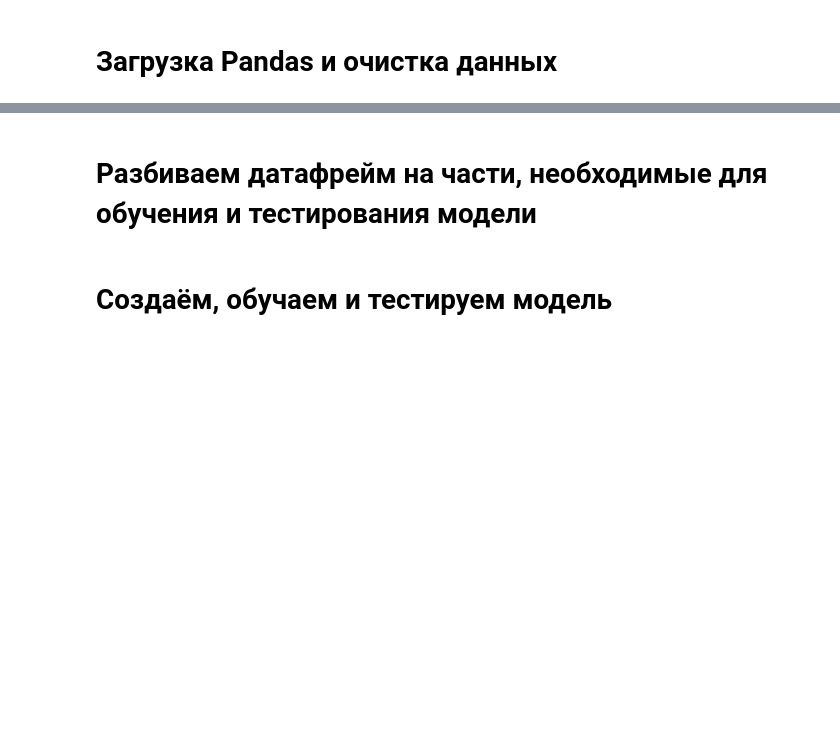
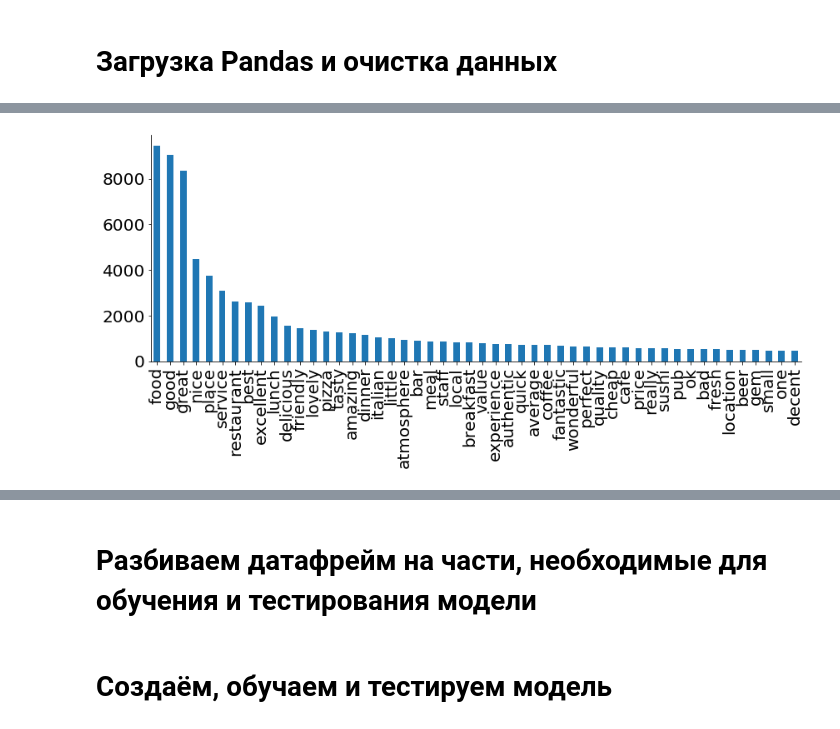
Before and after one commit to lasleg/skillfactory_rds, a Jupyter notebook: module_3/your_first_model.ipynb, the cells around one changed output, grey strips where cells are left out. Cells and saved outputs as stored; diff of their text form; code cells hidden in the pictures; blank space fills up the shorter version.

```diff
--- a/module_3/your_first_model.ipynb
+++ b/module_3/your_first_model.ipynb
@@ -12,0 +104,4 @@ df['Number of Reviews'] = df['Number of Reviews'].fillna(df['Number of Reviews']
+# %%
+# Добавляем столбец с датой последнего отзыва
+df['Last review date'] = df['Review dates'].apply(lambda x: pd.to_datetime(x[0]))
+df['Last review date']
@@ -12,0 +121,4 @@ df['Number of Reviews'] = df['Number of Reviews'].fillna(df['Number of Reviews']
+# %%
+# Добавляем столбец с датой первого отзыва
+df['First review date'] = df['Review dates'].apply(lambda x: pd.to_datetime(x[-1]))
+df['First review date']
@@ -12,0 +138,7 @@ df['Number of Reviews'] = df['Number of Reviews'].fillna(df['Number of Reviews']
+# %%
+# Добавляем столбец с разницей дат отзывов
+df['Review date difference'] = df['Last review date'] - df['First review date']
+df['Review date difference'] = df['Review date difference'].fillna(pd.Timedelta('0 days'))
+df['Review date difference'] = df['Review date difference'].apply(lambda x: x * -1 if x < dt.timedelta(days=0) else x)
+df['Review date difference'] = df['Review date difference'].dt.days.astype('int64')
+df['Review date difference']
@@ -12,0 +160,4 @@ df['Number of Reviews'] = df['Number of Reviews'].fillna(df['Number of Reviews']
+# %%
+# Трансформируем отзывы в текст
+df['Reviews'] = df['Reviews'].apply(split_reviews)
+df['Reviews']
@@ -12,0 +177,39 @@ df['Number of Reviews'] = df['Number of Reviews'].fillna(df['Number of Reviews']
+# %%
+# Посмотрим, какие слова самые популярные в отзывах
+# Делаем список шумовых слов
+stopwords = ['i', 'me', 'my', 'myself', 'we', 'our', 'ours', 'ourselves', 'you', "you're", "you've", "you'll",
+             "you'd", 'your', 'yours', 'yourself', 'yourselves', 'he', 'him', 'his', 'himself', 'she', "she's",
+             'her', 'hers', 'herself', 'it', "it's", 'its', 'itself', 'they', 'them', 'their', 'theirs',
+             'themselves', 'what', 'which', 'who', 'whom', 'this', 'that', "that'll", 'these', 'those', 'am',
+             'is', 'are', 'was', 'were', 'be', 'been', 'being', 'have', 'has', 'had', 'having', 'do', 'does',
+             'did', 'doing', 'a', 'an', 'the', 'and', 'but', 'if', 'or', 'because', 'as', 'until', 'while', 'of',
+             'at', 'by', 'for', 'with', 'about', 'against', 'between', 'into', 'through', 'during', 'before',
+             'after', 'above', 'below', 'to', 'from', 'up', 'down', 'in', 'out', 'on', 'off', 'over', 'under',
+             'again', 'further', 'then', 'once', 'here', 'there', 'when', 'where', 'why', 'how', 'all', 'any',
+             'both', 'each', 'few', 'more', 'most', 'other', 'some', 'such', 'no', 'nor', 'not', 'only', 'own',
+             'same', 'so', 'than', 'too', 'very', 's', 't', 'can', 'will', 'just', 'don', "don't", 'should',
+             "should've", 'now', 'd', 'll', 'm', 'o', 're', 've', 'y', 'ain', 'aren', "aren't", 'couldn',
+             "couldn't", 'didn', "didn't", 'doesn', "doesn't", 'hadn', "hadn't", 'hasn', "hasn't", 'haven',
+             "haven't", 'isn', "isn't", 'ma', 'mightn', "mightn't", 'mustn', "mustn't", 'needn', "needn't",
+             'shan', "shan't", 'shouldn', "shouldn't", 'wasn', "wasn't", 'weren', "weren't", 'won', "won't",
+             'wouldn', "wouldn't"]
+
+# Делаем список слов в отзывах
+words_in_reviews = pd.Series(
+    list(itertools.chain(*df['Reviews'].str.split(" ").tolist())))
+
+
+# считаем количество слов в списке за исключеним шумовых
+top_words = words_in_reviews.value_counts()
+top_words = top_words.iloc[
+    np.argwhere(top_words.index.map(lambda t: str(t).lower() not in stopwords).values).flatten()
+]
+
+# Исключаем из списка знаки препинания и выводим топ-50
+top_words = top_words.drop(['-', '&', '!', '']).head(50)
+
+# Строим диаграмму
+top_words.head(50).plot.bar(figsize=(14, 5), fontsize=20)
+sns.despine()
+# %% [output]
+[figure, added]
```
Also changed, not shown: parts of 35 cells of this notebook, 1 other file.
